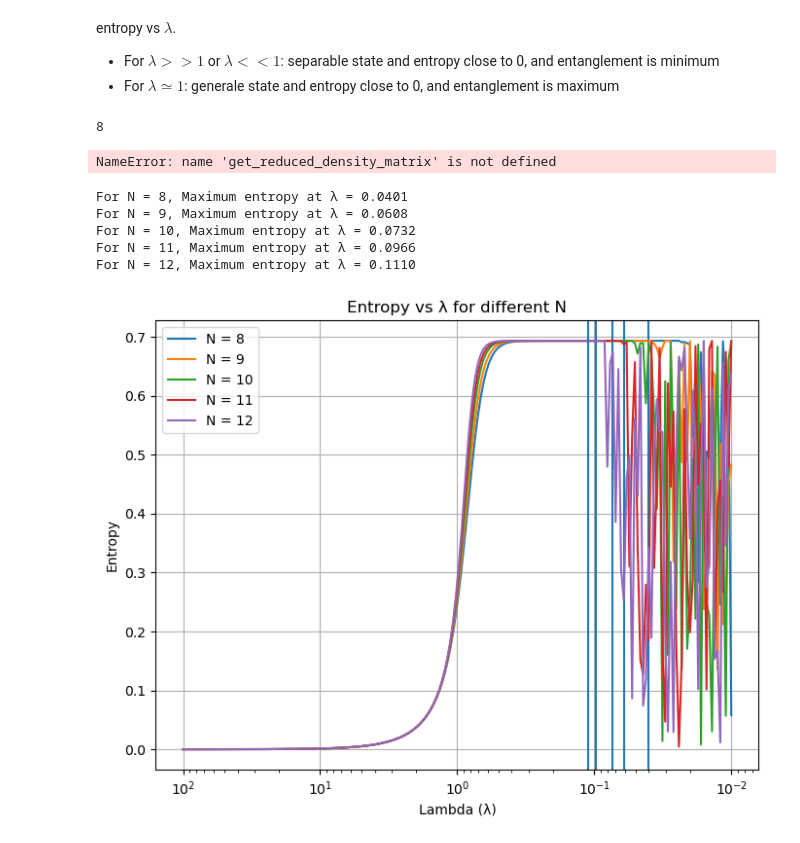
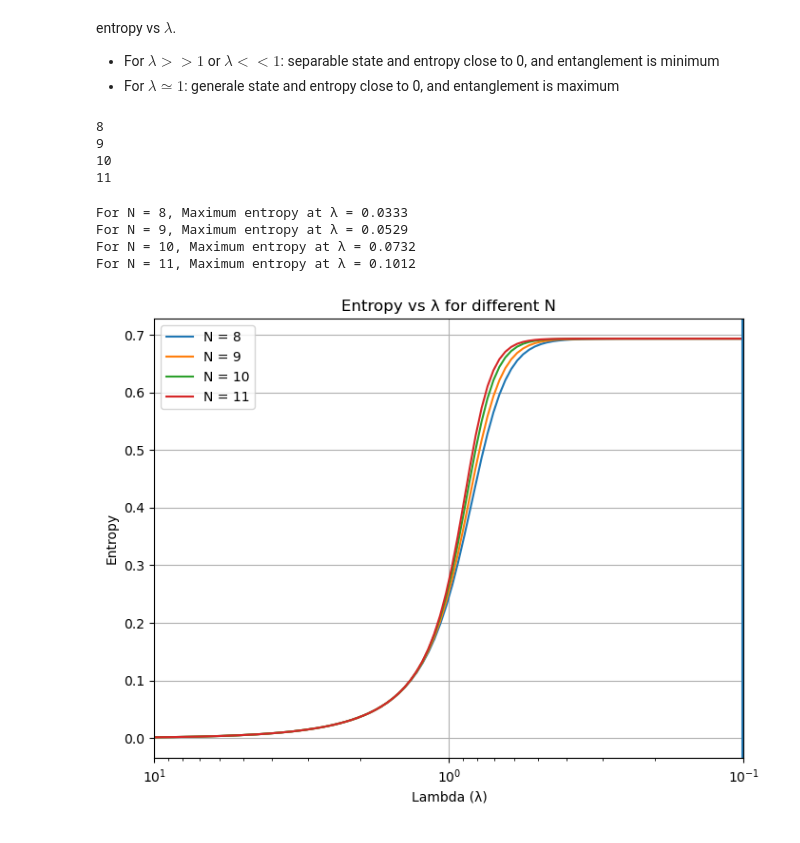
Before and after one commit to sdracia/QIC, a Jupyter notebook: 07_Assignement/entropy.ipynb, the cells around one changed output. Saved outputs shown, nothing was run; the diff lists cells and outputs as text; code cells hidden in the pictures.

```diff
--- a/07_Assignement/entropy.ipynb
+++ b/07_Assignement/entropy.ipynb
@@ -92,7 +92,7 @@ entropy vs $\lambda$. <br>
 - For $\lambda >> 1$ or $\lambda << 1$: separable state and entropy close to 0, and entanglement is minimum
 - For $\lambda \simeq 1$: generale state and entropy close to 0, and entanglement is maximum
 # %%
-N_vals = [8,9,10,11,12]
+N_vals = [8,9,10,11]
 # l_vals = np.linspace(0, 20, 100)
 l_vals = np.logspace(2, -2, 200)
 loc_dim = 2
@@ -107,14 +107,10 @@ for N in N_vals:
 
     for l in l_vals:
         N = int(N)
-        # Costruzione dell'Hamiltoniano
         H = sp.ising_hamiltonian(N, l)
 
-        # Calcolo del ground state
         eigval, eigvec = eigsh(H, k=1, which='SA')
         ground_state = eigvec[:, 0]
-
-        rho = np.outer(ground_state, np.conj(ground_state))
 
 
         keep_indices = list(range(N // 2))  # Mantengo i primi N/2 spin
@@ -122,7 +118,7 @@ for N in N_vals:
 
 
         # SVD per ottenere i valori singolari
-        U, Lambda, Vh = np.linalg.svd(rho, full_matrices=False)
+        U, Lambda, Vh = np.linalg.svd(rhoA, full_matrices=False)
 
         # Calcolo dell'entropia di entanglement
         entropy = -np.sum(Lambda**2 * np.log(Lambda**2))
@@ -132,38 +128,40 @@ for N in N_vals:
     entropies_total.append(entropy_Ni)
 # %% [output]
 8
+9
+10
+11
-NameError: name 'get_reduced_density_matrix' is not defined
 # %%
 plt.figure(figsize=(8, 6))
 
 max_lambda_values = []
 
 for i, entr in enumerate(entropies_total):
     max_index = np.argmax(entr)
 
     # Trova il corrispondente valore di l_vals
     max_lambda = l_vals[max_index]
     max_lambda_values.append(max_lambda)
 
     # Stampa il risultato
     print(f"For N = {i+8}, Maximum entropy at λ = {max_lambda:.4f}")
 
     plt.plot(l_vals, entr, label=f'N = {i+8}')
     plt.axvline(x=max_lambda)
 
+plt.xlim(0.1,10)
 plt.gca().invert_xaxis()
 # plt.gca().invert_yaxis()
 plt.xscale('log')  # Scala logaritmica sull'asse x
 plt.xlabel('Lambda (λ)')
 plt.ylabel('Entropy')
 plt.title('Entropy vs λ for different N')
 plt.legend()
 plt.grid(True)
 plt.show()
 # %% [output]
-For N = 8, Maximum entropy at λ = 0.0401
-For N = 9, Maximum entropy at λ = 0.0608
+For N = 8, Maximum entropy at λ = 0.0333
+For N = 9, Maximum entropy at λ = 0.0529
 For N = 10, Maximum entropy at λ = 0.0732
-For N = 11, Maximum entropy at λ = 0.0966
-For N = 12, Maximum entropy at λ = 0.1110
+For N = 11, Maximum entropy at λ = 0.1012
-[figure, old version]
+[figure, new version]
```
Also changed, not shown: parts of 1 cell of this notebook, 10 other files.
